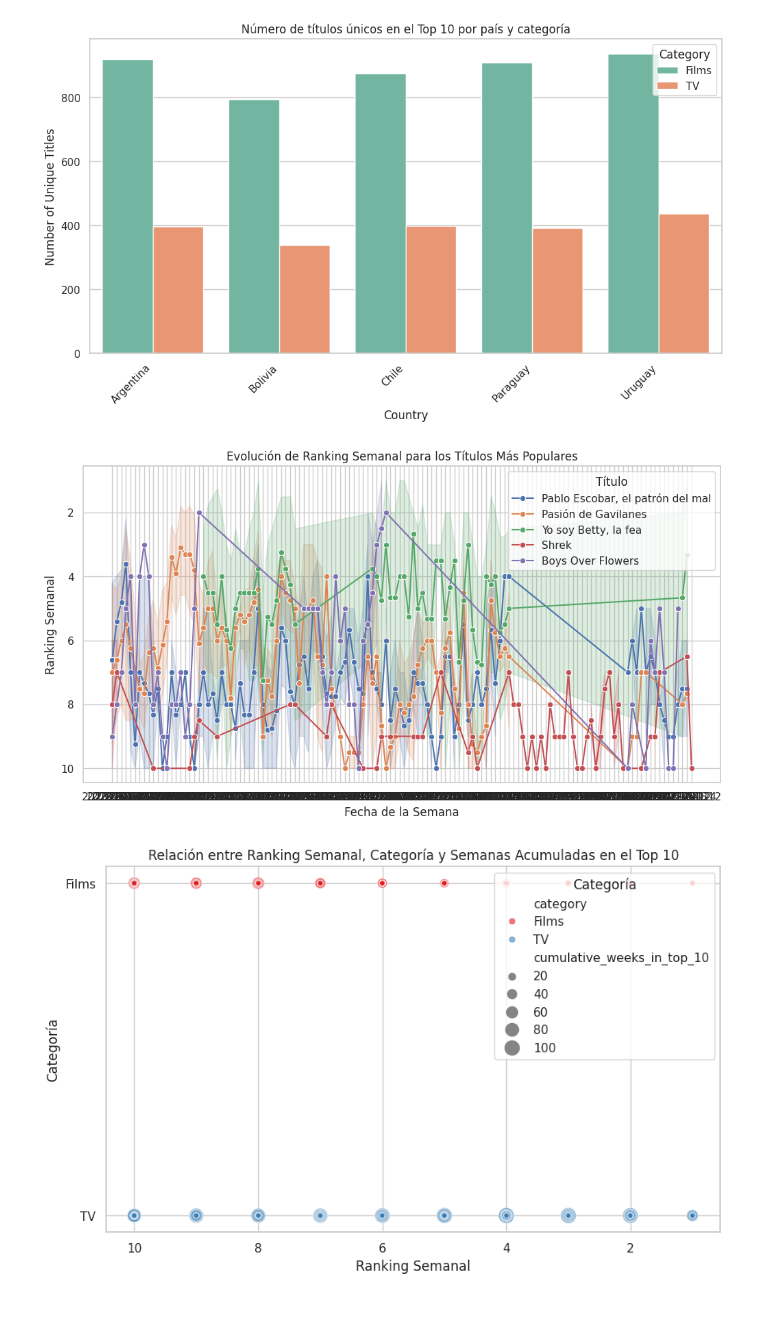
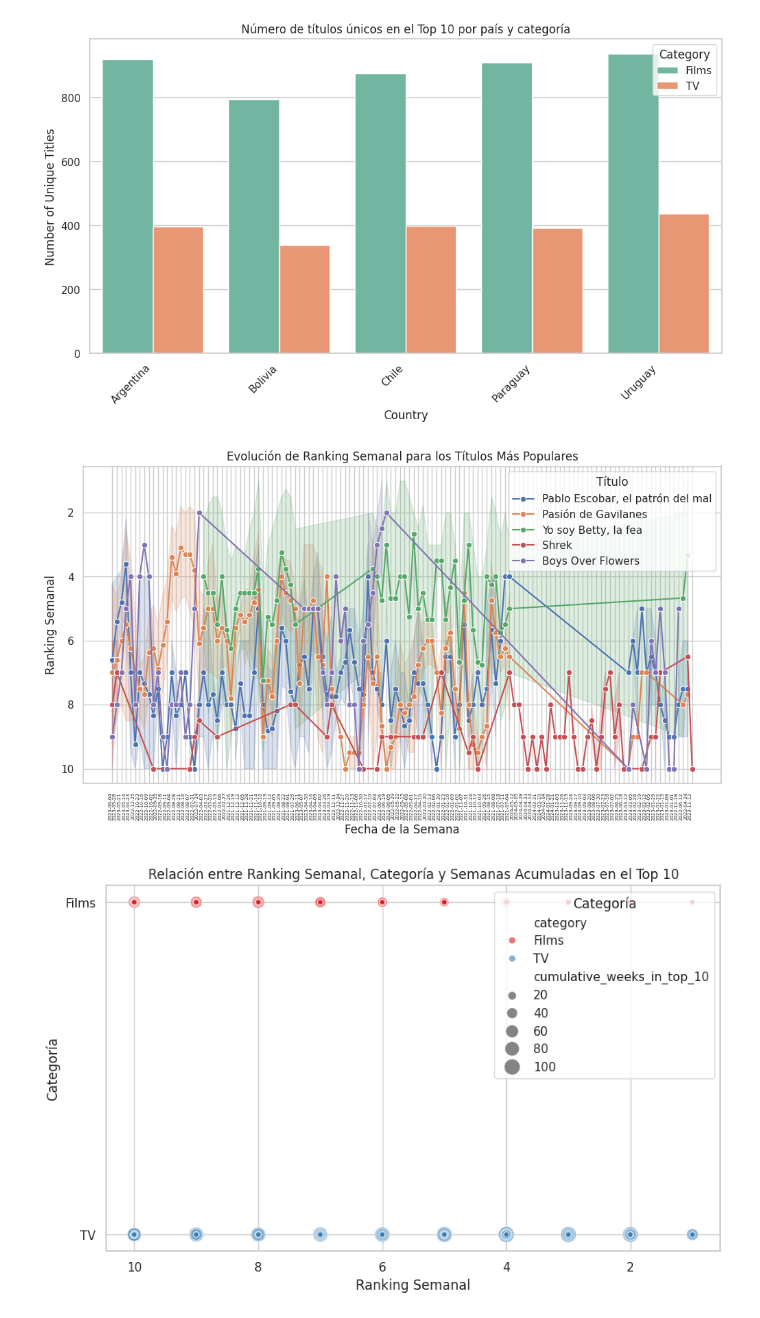
Before and after one commit to CristianAyala/infovis, a Jupyter notebook: TP_FINAL_AYALA_COCA_NETFLIX_ITBA_VISUALIZACION_DE_LA_INFORMACION_V2.ipynb, the cells around one changed output. Cells and saved outputs as stored; diff of their text form; code cells hidden in the pictures.

```diff
--- a/TP_FINAL_AYALA_COCA_NETFLIX_ITBA_VISUALIZACION_DE_LA_INFORMACION_V2.ipynb
+++ b/TP_FINAL_AYALA_COCA_NETFLIX_ITBA_VISUALIZACION_DE_LA_INFORMACION_V2.ipynb
@@ -202,21 +202,22 @@ plt.show()
 # %%
 # @title
 #¿Cómo varía la posición semanal (weekly_rank) a lo largo del tiempo para los títulos más populares?
 #Gráfico de Líneas: El gráfico de puede mostrar la evolución del ranking semanal de un título en el top 10, permitiendo ver tendencias de popularidad a lo largo del tiempo.
 # Seleccionar los 5 títulos con más semanas acumuladas en el top 10
 top_titles = df.groupby('show_title')['cumulative_weeks_in_top_10'].max().sort_values(ascending=False).head(5).index
 df_top_titles = df[df['show_title'].isin(top_titles)]
 
 plt.figure(figsize=(12, 6))
 sns.lineplot(data=df_top_titles, x='week', y='weekly_rank', hue='show_title', marker="o")
 plt.gca().invert_yaxis()  # Colocar el ranking 1 en la parte superior
 plt.title('Evolución de Ranking Semanal para los Títulos Más Populares')
 plt.xlabel('Fecha de la Semana')
 plt.ylabel('Ranking Semanal')
+plt.xticks(rotation=90, ha='right',fontsize=5)
 plt.legend(title='Título')
 plt.show()
 # %% [output]
-[figure, old version]
+[figure, new version]
 # %%
 # @title
 #¿Qué relación hay entre el tamaño de la audiencia (número de semanas en el top 10) y la categoría del contenido?
```
Also changed, not shown: parts of 1 cell of this notebook.
